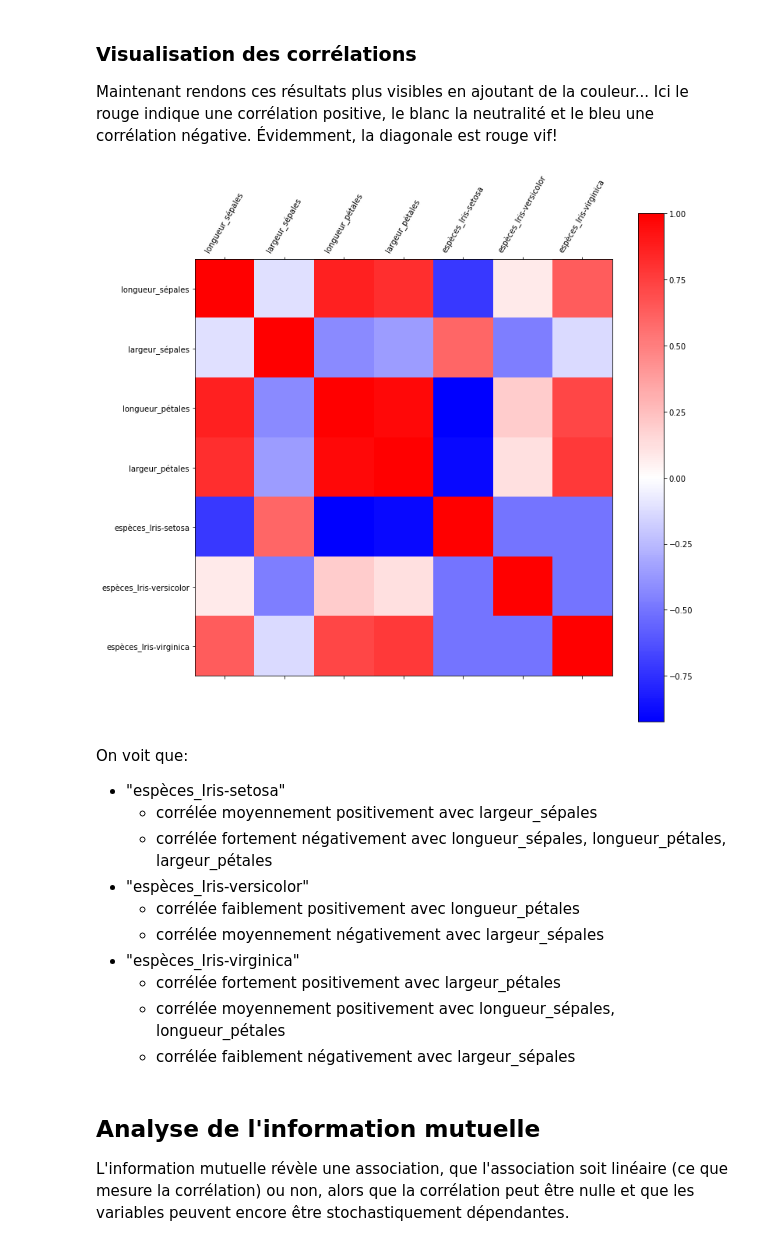
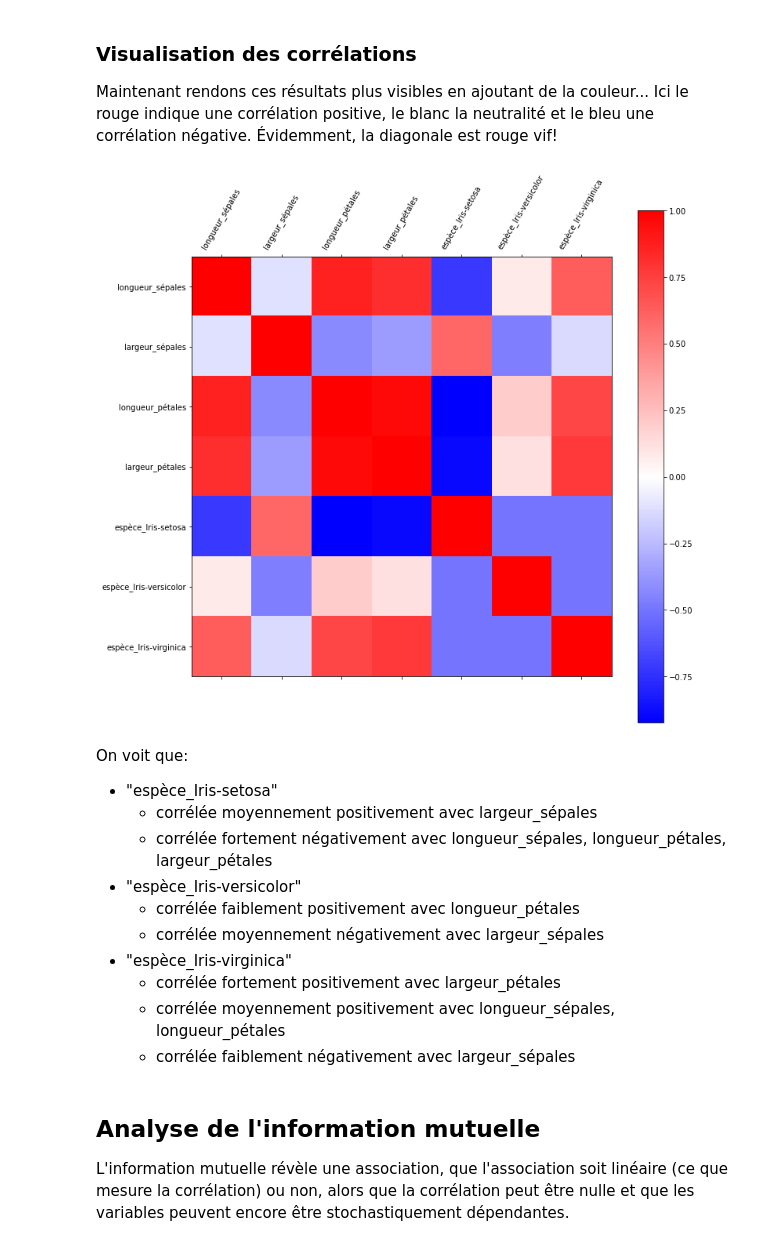
Before and after one commit to ClaudeCoulombe/VIARENA, a Jupyter notebook: Labos/Lab-Iris/Survol-Science_Des_Donnees-Iris.ipynb, the cells around one changed output. Saved outputs shown, nothing was run; the diff lists cells and outputs as text; code cells hidden in the pictures.

Commit message:
Changements attribut espèces => espèce, explication visualisation, etc.

```diff
--- a/Labos/Lab-Iris/Survol-Science_Des_Donnees-Iris.ipynb
+++ b/Labos/Lab-Iris/Survol-Science_Des_Donnees-Iris.ipynb
@@ -126,7 +121,7 @@ Données Iris téléchargées
 ### Lecture des données - fonction Pandas `read_csv()`
 # %%
 # Création d'une liste de noms d'attributs en français
-noms_attributs = ["longueur_sépales","largeur_sépales","longueur_pétales","largeur_pétales", "espèces"]
+noms_attributs = ["longueur_sépales","largeur_sépales","longueur_pétales","largeur_pétales", "espèce"]
 
 # pd.read_csv(...) cette fonction de Pandas Retourne un Dataframe ou tableau de données analogue à un tableur
 # où chaque ligne représente un exemplaire de données (observations ou exemples)
@@ -614,6 +609,6 @@ En statistique, la corrélation entre variables dénote une dépendance. Le plus
 
 On peut transformer un attribut catégorie en attribut numérique selon un encodage binaire à un seul bit discriminant (en anglais, one-hot encoding)
 # %%
-donnees_iris_df = pd.get_dummies(donnees_iris_df,prefix=['espèces'], columns = ['espèces'])
+donnees_iris_df = pd.get_dummies(donnees_iris_df,prefix=['espèce'], columns = ['espèce'])
 donnees_iris_df.head()
 # %% [output]
@@ -642,45 +637,45 @@ Ici le rouge indique une corrélation positive, le blanc la neutralité et le bl
 import matplotlib.pyplot as plt
 %matplotlib inline
 
 # Une rustine un peu compliquée pour faire correspondre 0.0 à la couleur blanche
 # https://stackoverflow.com/questions/20144529/shifted-colorbar-matplotlib/20146989#20146989
 from matplotlib.colors import Normalize
 
 class MidpointNormalize(Normalize):
 
     def __init__(self, vmin=None, vmax=None, midpoint=None, clip=False):
         self.midpoint = midpoint
         Normalize.__init__(self, vmin, vmax, clip)
 
     def __call__(self, value, clip=None):
         x, y = [self.vmin, self.midpoint, self.vmax], [0, 0.5, 1]
         return np.ma.masked_array(np.interp(value, x, y))
 
 norm = MidpointNormalize(midpoint=0)
 
 alpha = ["longueur_sépales","largeur_sépales","longueur_pétales","largeur_pétales",
-         "espèces_Iris-setosa","espèces_Iris-versicolor","espèces_Iris-virginica"]
+         "espèce_Iris-setosa","espèce_Iris-versicolor","espèce_Iris-virginica"]
 
 fig = plt.figure(figsize=(12,12))
 ax = fig.add_subplot(111)
 cax = ax.matshow(donnees_iris_df.corr(), norm=norm, cmap='bwr', interpolation='nearest')
 fig.colorbar(cax)
 
 ax.set_xticklabels(['']+alpha,rotation=60)
 ax.set_yticklabels(['']+alpha)
 plt.show()
 # %% [output]
-[figure, old version]
+[figure, new version]
 # %% [markdown]
 On voit que:
 
-* "espèces_Iris-setosa"
+* "espèce_Iris-setosa"
     * corrélée moyennement positivement avec largeur_sépales
     * corrélée fortement négativement avec longueur_sépales, longueur_pétales, largeur_pétales
-* "espèces_Iris-versicolor"
+* "espèce_Iris-versicolor"
     * corrélée faiblement positivement avec longueur_pétales
     * corrélée moyennement négativement avec largeur_sépales
-* "espèces_Iris-virginica"
+* "espèce_Iris-virginica"
     * corrélée fortement positivement avec largeur_pétales
     * corrélée moyennement positivement avec longueur_sépales, longueur_pétales
     * corrélée faiblement négativement avec largeur_sépales
```
Also changed, not shown: parts of 22 cells of this notebook.
